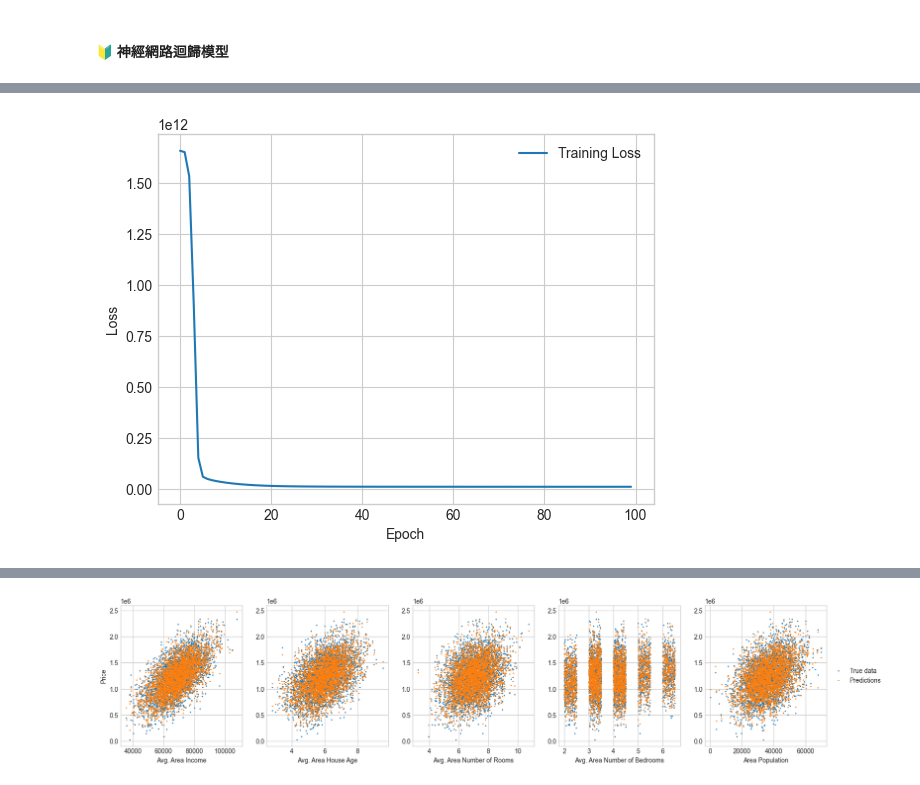
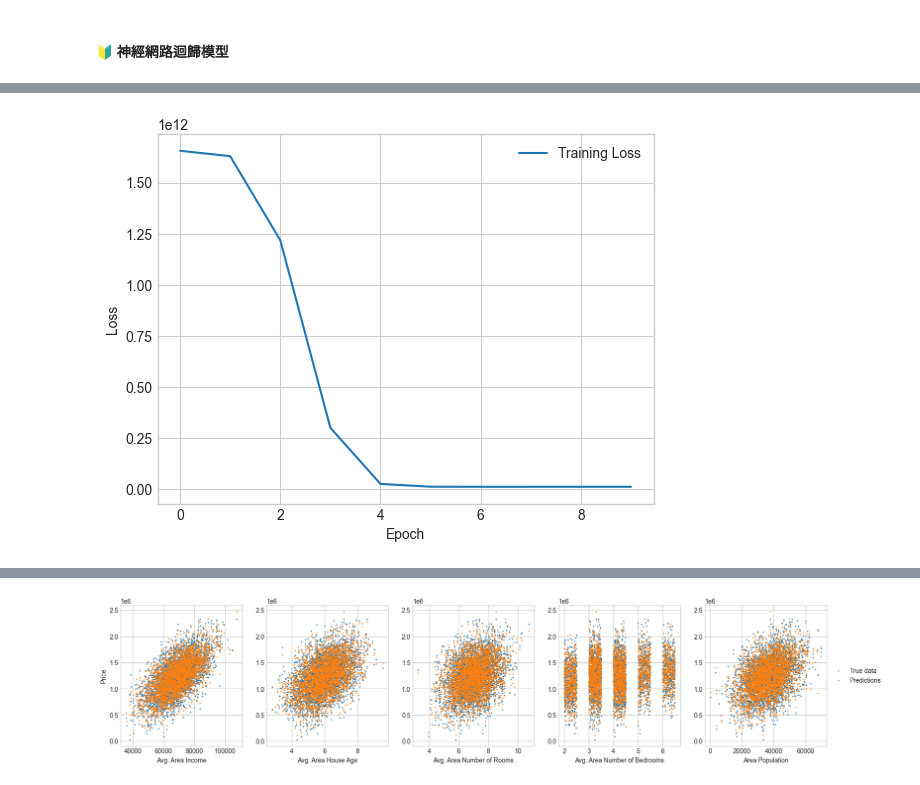
Before and after one commit to RogelioKG/Introduction-to-Machine-Learning, a Jupyter notebook: homework1.ipynb, the cells around one changed output, grey strips where cells are left out. Saved outputs shown, nothing was run; the diff lists cells and outputs as text; code cells hidden in the pictures.

```diff
--- a/homework1.ipynb
+++ b/homework1.ipynb
@@ -192,22 +192,21 @@ class LossCallback(tf.keras.callbacks.Callback):
     def on_epoch_end(self, epoch, logs=None):
         self.losses.append(logs['loss'])
 
-    def show_loss(self):
+    def draw_loss(self):
         plt.plot(self.losses, label='Training Loss')
         plt.xlabel('Epoch')
         plt.ylabel('Loss')
         plt.legend()
-        plt.show()
 
 # 紀錄 loss
 loss_callback = LossCallback()
 
 model = tf.keras.Sequential([
-    tf.keras.layers.Dense(64, activation='relu', input_shape=(5,)),
-    tf.keras.layers.Dense(32, activation='relu'),
-    tf.keras.layers.Dense(16, activation='relu'),
-    tf.keras.layers.Dense(8, activation='relu'),
-    tf.keras.layers.Dense(4, activation='relu'),
+    tf.keras.layers.Dense(64, activation='linear', input_shape=(5,)),
+    tf.keras.layers.Dense(32, activation='linear'),
+    tf.keras.layers.Dense(16, activation='linear'),
+    tf.keras.layers.Dense(8, activation='linear'),
+    tf.keras.layers.Dense(4, activation='linear'),
     tf.keras.layers.Dense(1)
 ])
 
@@ -215,8 +214,9 @@ model = tf.keras.Sequential([
 model.compile(optimizer='adam', loss='mean_squared_error')
 
 # 訓練模型
-model.fit(X_train_scaled, y_train, epochs=100, batch_size=30, callbacks=[loss_callback])
+model.fit(X_train_scaled, y_train, epochs=10, batch_size=30, callbacks=[loss_callback])
 
 # 損失曲線
-loss_callback.show_loss()
+loss_callback.draw_loss()
+plt.show()
 # %% [output]
@@ -240,4 +243,4 @@ Epoch 100/100
-[figure, old version]
+[figure, new version]
 # %%
 # 進行預測
 y_pred_train = model.predict(X_train_scaled)
```
Also changed, not shown: parts of 6 cells of this notebook.
